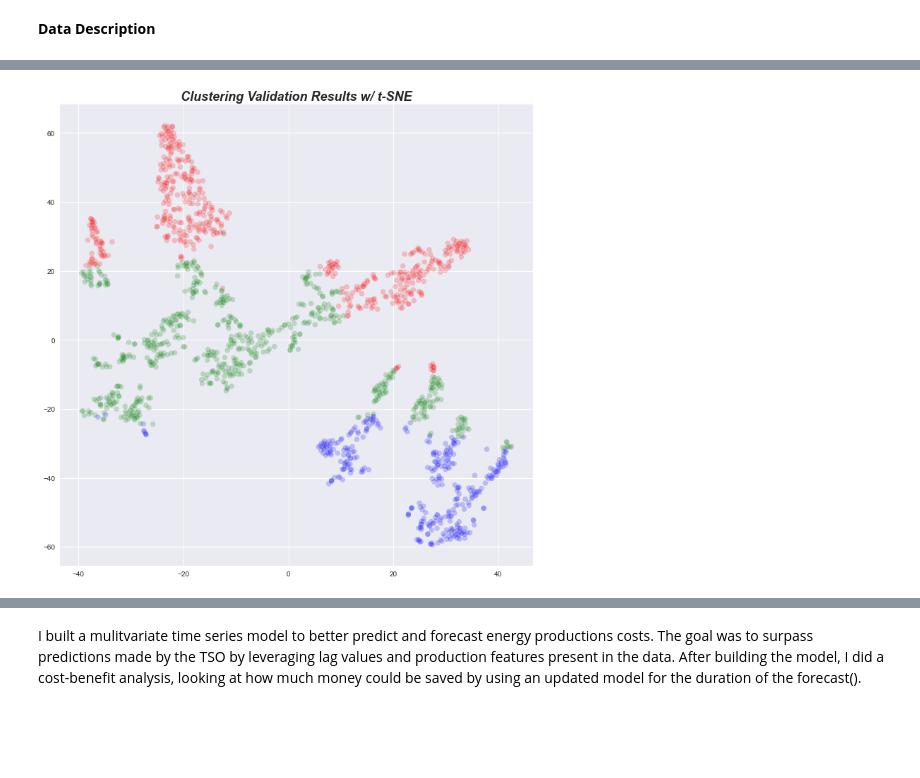
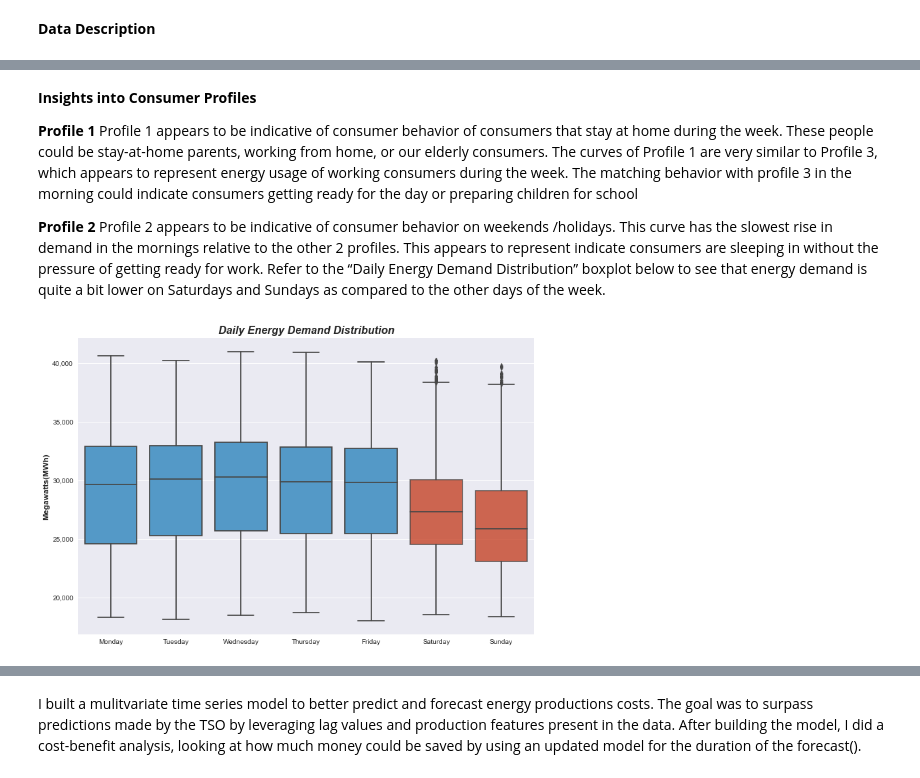
Before and after one commit to KishenSharma6/SpainEnergyAnalysis, a Jupyter notebook: Final_Report.ipynb, the cells around one changed output, grey strips where cells are left out. Cells and saved outputs as stored; diff of their text form; code cells hidden in the pictures; blank space fills up the shorter version.

```diff
--- a/Final_Report.ipynb
+++ b/Final_Report.ipynb
@@ -133,5 +160,13 @@ Image(filename= model_viz + '/Consumer_Energy_Profiles.png', height=700, width=7
+# %% [markdown]
+**Insights into Consumer Profiles**
+
+**Profile 1**
+Profile 1 appears to be indicative of consumer behavior of consumers that stay at home during the week. These people could be stay-at-home parents, working from home, or our elderly consumers. The curves of Profile 1 are very similar to Profile 3, which appears to represent energy usage of working consumers during the week. The matching behavior with profile 3 in the morning could indicate consumers getting ready for the day or preparing children for school
+
+**Profile 2**
+Profile 2 appears to be indicative of consumer behavior on weekends /holidays. This curve has the slowest rise in demand in the mornings relative to the other 2 profiles. This appears to represent indicate consumers are sleeping in without the pressure of getting ready for work. Refer to the “Daily Energy Demand Distribution” boxplot below to see that energy demand is quite a bit lower on Saturdays and Sundays as compared to the other days of the week.
 # %%
-#Read in Silhouette_Scores
-Image(filename= model_viz + '/t-SNE_results.png', height=500, width=500)
+#Read in daily demand distributions
+Image(filename= model_viz + '/Daily_Demand.png', height=250, width=500)
 # %% [output]
-[figure, old version]
+[figure, new version]
```
Also changed, not shown: parts of 41 cells of this notebook.
